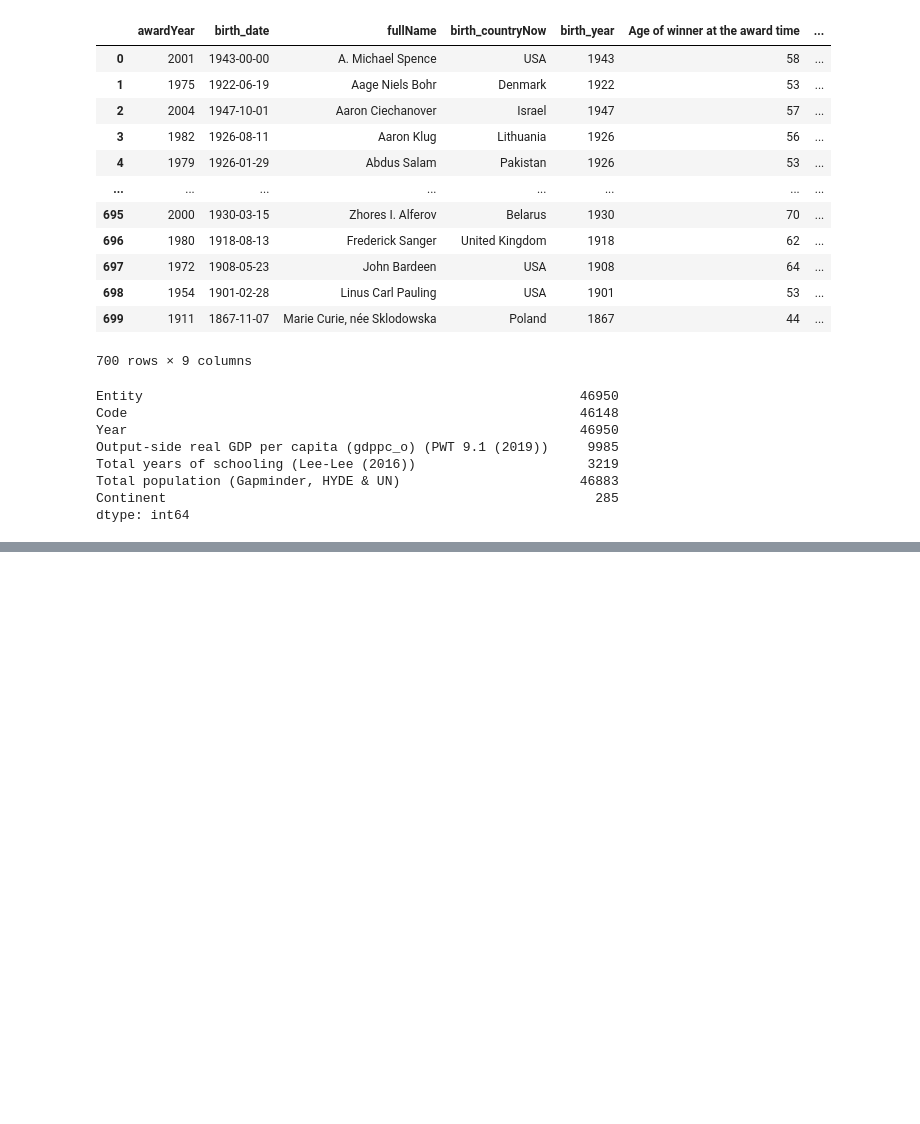
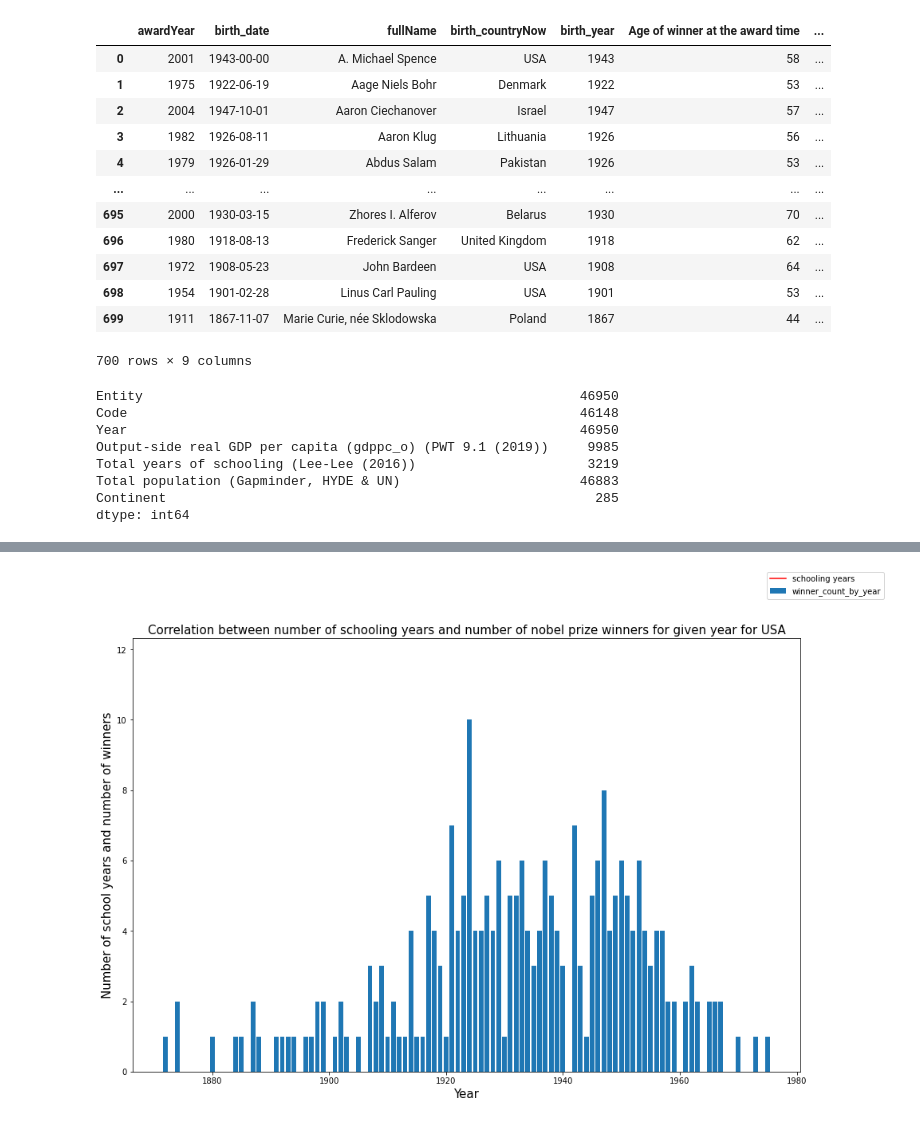
Before and after one commit to arturmusin47/nobel_prize_and_schooling, a Jupyter notebook: EDA.ipynb, the cells around one changed output, grey strips where cells are left out. Saved outputs shown, nothing was run; the diff lists cells and outputs as text; code cells hidden in the pictures; blank space fills up the shorter version.

Commit message:
charts

```diff
--- a/EDA.ipynb
+++ b/EDA.ipynb
@@ -468,0 +453,6 @@ merged_for_schoolling
+# %%
+#outer merge to fullfill Nans for Total years of schooling (Lee-Lee (2016)) because Year out of range from schooling stats
+merged_for_schoolling_outter=merged_for_code.merge(gdp_schooling, how='outer', left_on=['CODE','Year of schooling start of winner'], right_on=['CODE','Year'])
+# %%
+#Sorting by CODE and YEar
+merged_for_schoolling_outter.sort_values(by=['CODE', 'Year'], inplace=True)
@@ -468,0 +481,5 @@ merged_for_schoolling
+# %%
+final_df=merged_for_schoolling_outter[(merged_for_schoolling_outter['fullName'].notnull())]
+# %%
+final_df.sort_values(by=['CODE', 'Year'], inplace=True)
+final_df
@@ -468,0 +520,22 @@ merged_for_schoolling
+# %%
+#Correlation between number of schooling years and number of nobel prize winners for given year for USA
+final_df_USA=final_df[final_df.CODE=='USA']
+winner_count_by_year=final_df_USA.groupby(by='Year').count()['fullName']
+winner_count_by_year
+# fig = plt.figure(figsize=(15,10))
+fig, ax = plt.subplots(figsize=(15,10))
+plt.plot(final_df_USA.Year, final_df_USA['Total years of schooling (Lee-Lee (2016))'], color='red')
+plt.bar(winner_count_by_year.index, winner_count_by_year)
+
+plt.title('Correlation between number of schooling years and number of nobel prize winners for given year for USA',fontsize=15)
+ax.set_xlabel('Year',fontsize=15)
+ax.set_ylabel('Number of school years and number of winners',fontsize=15)
+fig.legend(labels = ('schooling years','winner_count_by_year'), loc='upper right')
+#ax=final_df_USA.plot(x='Year',y='Total years of schooling (Lee-Lee (2016))',kind='line', colormap='coolwarm', figsize=(15,10), title='Total years of Schooling in timerange')
+#final_df_USA.groupby(by='Year').count()['fullName'].plot(x='Year',y='fullName',kind='bar',ax=ax, colormap='coolwarm', figsize=(15,10), title='Number of winner per year')
+# final_df_USA.groupby(by='Year').plot(x='Year',y='fullName',kind='line', colormap='coolwarm', figsize=(15,10), title='Number of winner per year')
+# final_df_USA.Groupby(plot(x='Year',y='Total years of schooling (Lee-Lee (2016))',kind='line', colormap='coolwarm', figsize=(15,10), title='Total years of Schooling in timerange')
+
+plt.savefig('Correlation between schooling and winners USA.png')
+# %% [output]
+[figure, added]
```
Also changed, not shown: parts of 9 cells of this notebook, 1 other file.
